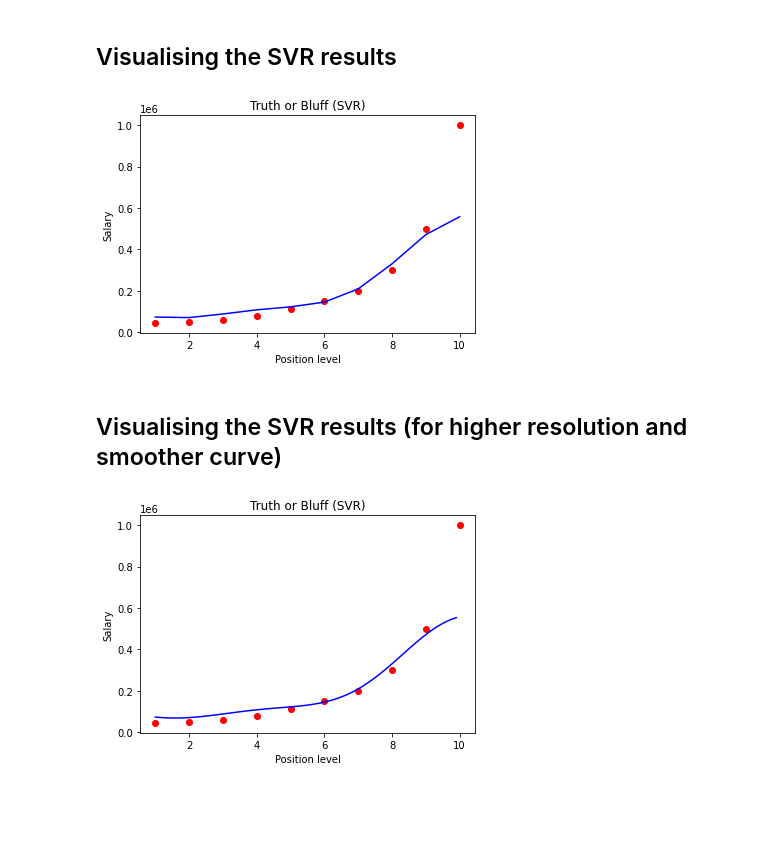
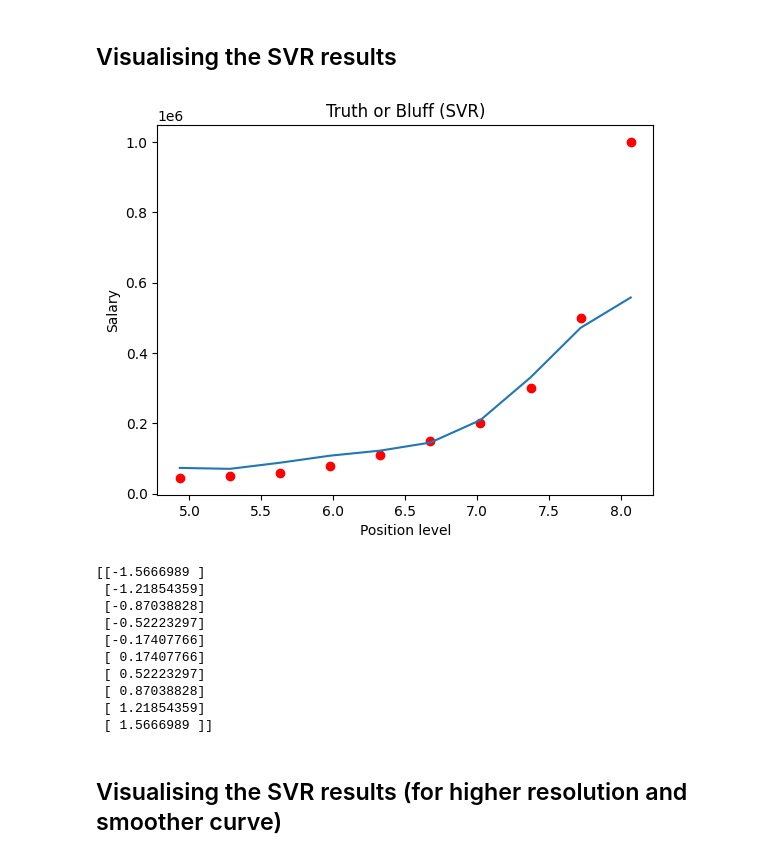
Before and after one commit to inikanipp/Python, a Jupyter notebook: Support-Vector-Regression-(SVR)/support_vector_regression.ipynb, the cells around one changed output. Cells and saved outputs as stored; diff of their text form; code cells hidden in the pictures; blank space fills up the shorter version.

```diff
--- a/Support-Vector-Regression-(SVR)/support_vector_regression.ipynb
+++ b/Support-Vector-Regression-(SVR)/support_vector_regression.ipynb
@@ -35,3 +48 @@ print(y)
-# %%
-y = y.reshape(len(y),1)
 # %%
@@ -51,7 +62,7 @@ print(y)
 ## Feature Scaling
 # %%
 from sklearn.preprocessing import StandardScaler
-sc_X = StandardScaler()
+sc_x = StandardScaler()
 sc_y = StandardScaler()
-X = sc_X.fit_transform(X)
+x = sc_x.fit_transform(x)
 y = sc_y.fit_transform(y)
@@ -86,7 +119,7 @@ print(y)
 # %%
 from sklearn.svm import SVR
 regressor = SVR(kernel = 'rbf')
-regressor.fit(X, y)
+regressor.fit(x, y)
 # %% [output]
 SVR()
 # %% [markdown]
@@ -97,0 +127,2 @@ array([[170370.0204065]])
+# %%
+pred = regressor.predict(sc_x.fit_transform([[6.5]]))
@@ -98,24 +157,25 @@ array([[170370.0204065]])
 # %% [markdown]
 ## Visualising the SVR results
 # %%
-plt.scatter(sc_X.inverse_transform(X), sc_y.inverse_transform(y), color = 'red')
-plt.plot(sc_X.inverse_transform(X), sc_y.inverse_transform(regressor.predict(X).reshape(-1,1)), color = 'blue')
+plt.scatter(sc_x.inverse_transform(x), sc_y.inverse_transform(y), color = 'red')
+plt.plot(sc_x.inverse_transform(x),sc_y.inverse_transform(regressor.predict(sc_x.fit_transform(x)).reshape(-1,1)))
 plt.title('Truth or Bluff (SVR)')
 plt.xlabel('Position level')
 plt.ylabel('Salary')
 plt.show()
+
+print(x)
 # %% [output]
-[figure, old version]
+[figure, new version]
+[[-1.5666989 ]
+ [-1.21854359]
+ [-0.87038828]
+ [-0.52223297]
+ [-0.17407766]
+ [ 0.17407766]
+ [ 0.52223297]
+ [ 0.87038828]
+ [ 1.21854359]
+ [ 1.5666989 ]]
 # %% [markdown]
 ## Visualising the SVR results (for higher resolution and smoother curve)
-# %%
-X_grid = np.arange(min(sc_X.inverse_transform(X)), max(sc_X.inverse_transform(X)), 0.1)
-X_grid = X_grid.reshape((len(X_grid), 1))
-plt.scatter(sc_X.inverse_transform(X), sc_y.inverse_transform(y), color = 'red')
-plt.plot(X_grid, sc_y.inverse_transform(regressor.predict(sc_X.transform(X_grid)).reshape(-1,1)), color = 'blue')
-plt.title('Truth or Bluff (SVR)')
-plt.xlabel('Position level')
-plt.ylabel('Salary')
-plt.show()
-# %% [output]
-[figure, removed]
```
Also changed, not shown: parts of 13 cells of this notebook.
